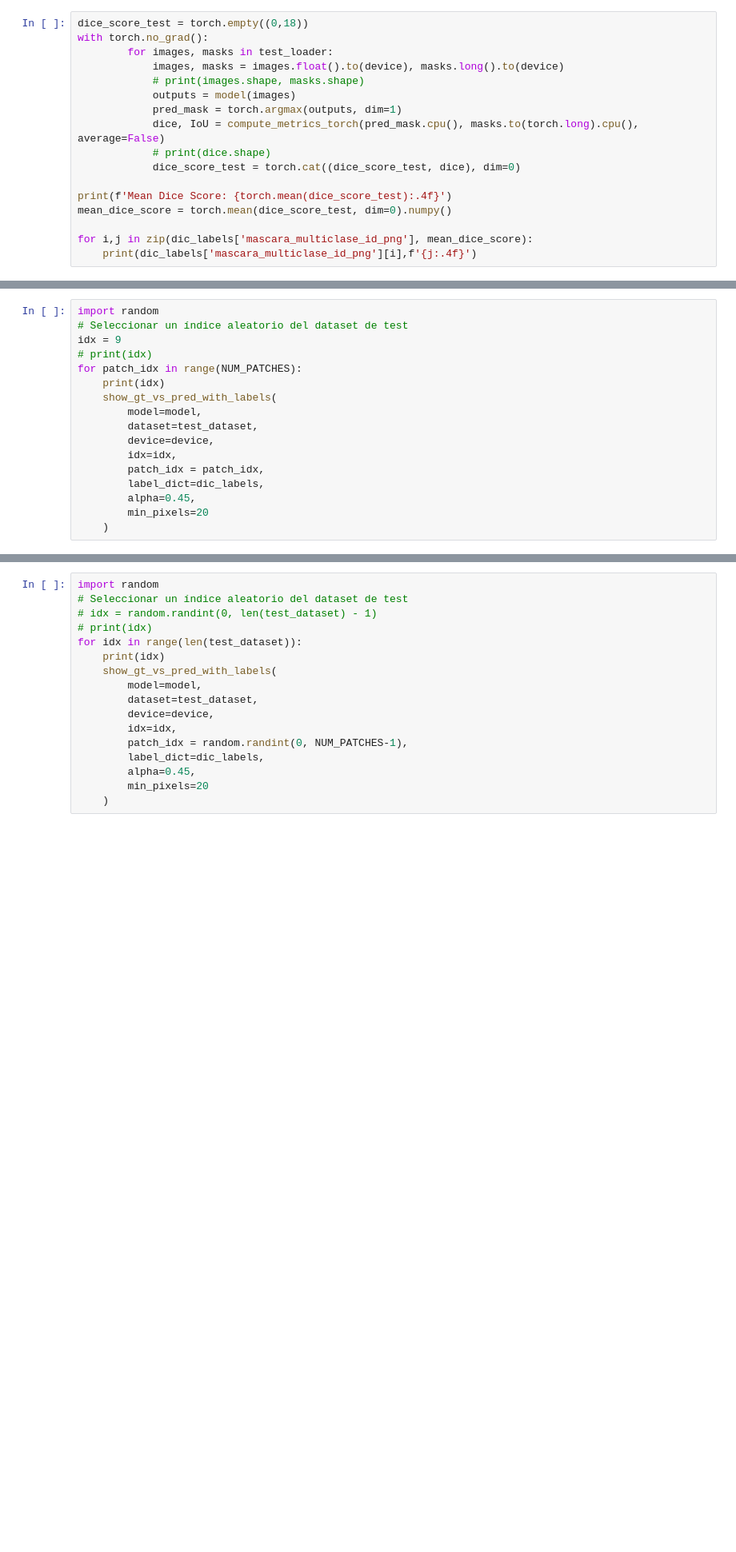
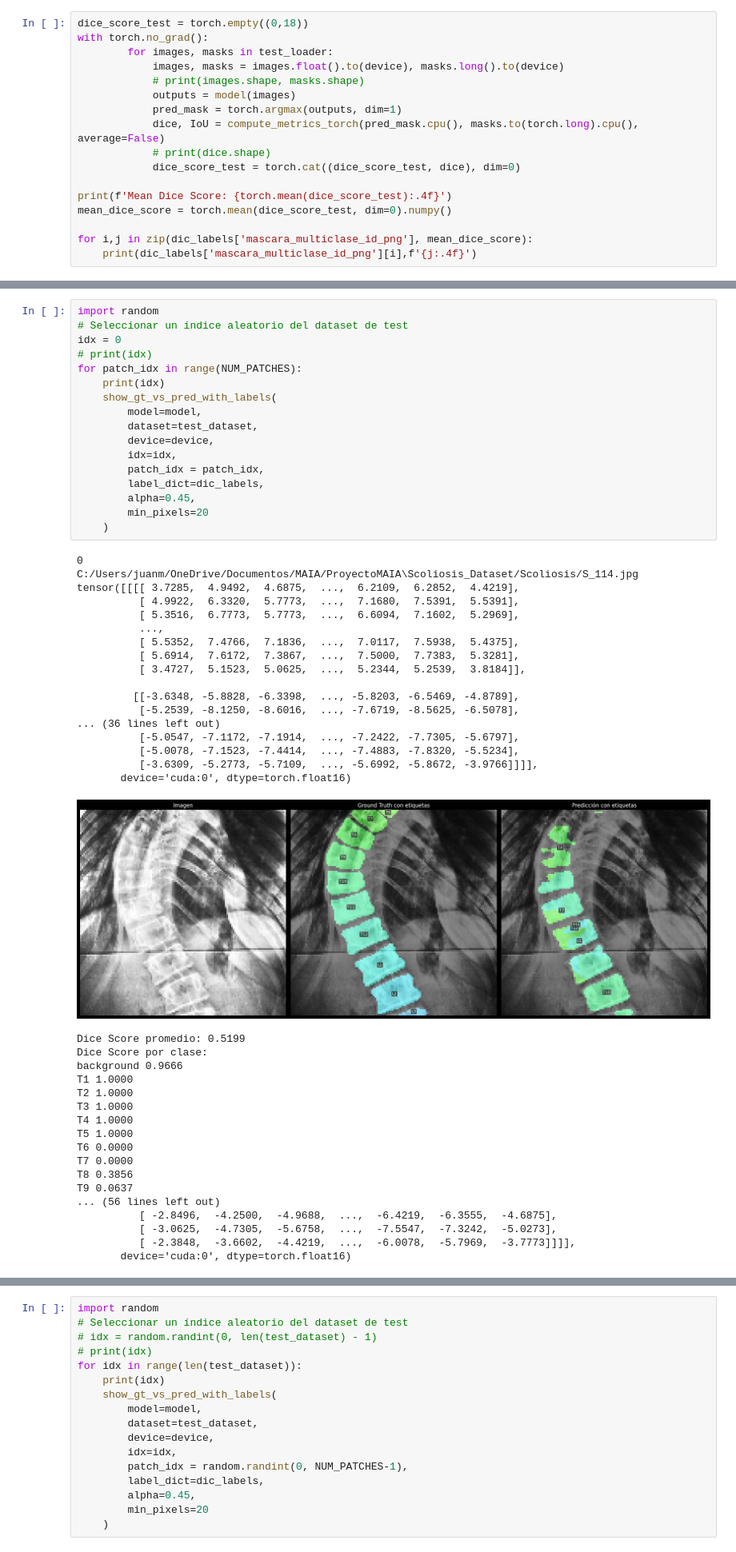
Before and after one commit to Nicolasgr22/Segmentacion_semantica_columna, a Jupyter notebook: notebooks/unet++/Unet++_patches.ipynb, the cells around one changed output, grey strips where cells are left out. Shown at 80% size. Drawn from its saved outputs; the diff is of its cells as text; blank space fills up the shorter version.

```diff
--- a/notebooks/unet++/Unet++_patches.ipynb
+++ b/notebooks/unet++/Unet++_patches.ipynb
@@ -982,17 +1054,53 @@ def show_gt_vs_pred_with_labels(
 # %%
 import random
 # Seleccionar un índice aleatorio del dataset de test
-idx = 9
+idx = 0
 # print(idx)
 for patch_idx in range(NUM_PATCHES):
     print(idx)
     show_gt_vs_pred_with_labels(
         model=model,
         dataset=test_dataset,
         device=device,
         idx=idx,
         patch_idx = patch_idx,
         label_dict=dic_labels,
         alpha=0.45,
         min_pixels=20
     )
+# %% [output]
+0
+C:/Users/juanm/OneDrive/Documentos/MAIA/ProyectoMAIA\Scoliosis_Dataset/Scoliosis/S_114.jpg
+tensor([[[[ 3.7285,  4.9492,  4.6875,  ...,  6.2109,  6.2852,  4.4219],
+          [ 4.9922,  6.3320,  5.7773,  ...,  7.1680,  7.5391,  5.5391],
+          [ 5.3516,  6.7773,  5.7773,  ...,  6.6094,  7.1602,  5.2969],
+          ...,
+          [ 5.5352,  7.4766,  7.1836,  ...,  7.0117,  7.5938,  5.4375],
+          [ 5.6914,  7.6172,  7.3867,  ...,  7.5000,  7.7383,  5.3281],
+          [ 3.4727,  5.1523,  5.0625,  ...,  5.2344,  5.2539,  3.8184]],
+
+         [[-3.6348, -5.8828, -6.3398,  ..., -5.8203, -6.5469, -4.8789],
+          [-5.2539, -8.1250, -8.6016,  ..., -7.6719, -8.5625, -6.5078],
+... (36 lines left out)
+          [-5.0547, -7.1172, -7.1914,  ..., -7.2422, -7.7305, -5.6797],
+          [-5.0078, -7.1523, -7.4414,  ..., -7.4883, -7.8320, -5.5234],
+          [-3.6309, -5.2773, -5.7109,  ..., -5.6992, -5.8672, -3.9766]]]],
+       device='cuda:0', dtype=torch.float16)
+[figure, added]
+Dice Score promedio: 0.5199
+Dice Score por clase:
+background 0.9666
+T1 1.0000
+T2 1.0000
+T3 1.0000
+T4 1.0000
+T5 1.0000
+T6 0.0000
+T7 0.0000
+T8 0.3856
+T9 0.0637
+... (56 lines left out)
+          [ -2.8496,  -4.2500,  -4.9688,  ...,  -6.4219,  -6.3555,  -4.6875],
+          [ -3.0625,  -4.7305,  -5.6758,  ...,  -7.5547,  -7.3242,  -5.0273],
+          [ -2.3848,  -3.6602,  -4.4219,  ...,  -6.0078,  -5.7969,  -3.7773]]]],
+       device='cuda:0', dtype=torch.float16)
```
Also changed, not shown: parts of 11 cells of this notebook.
